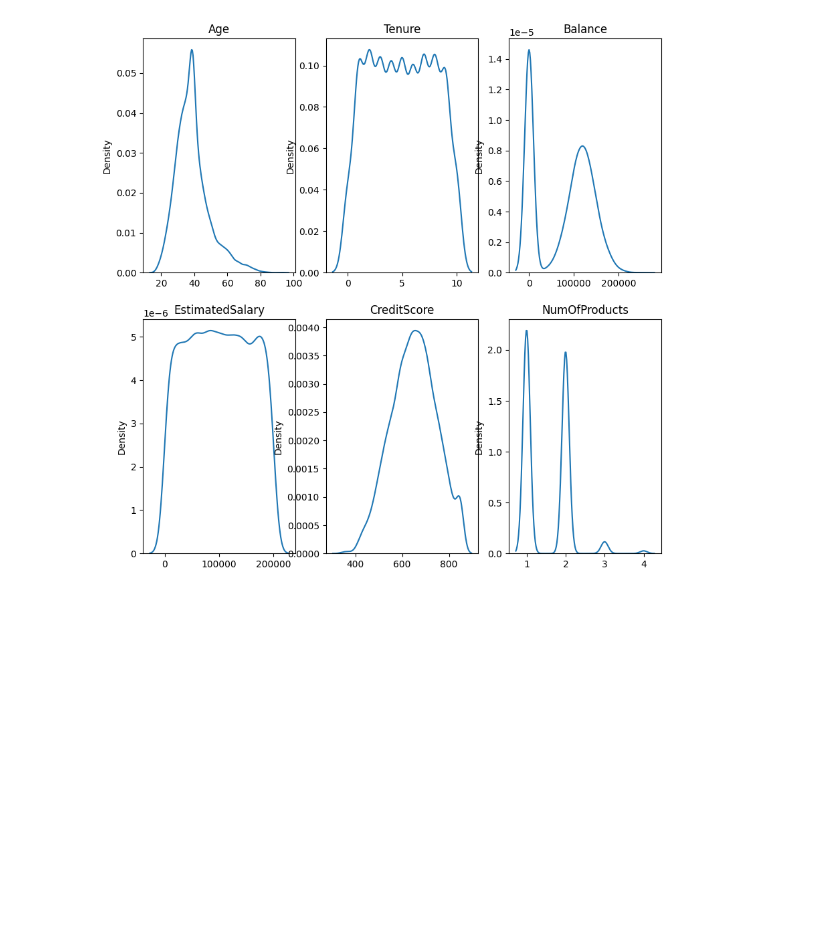
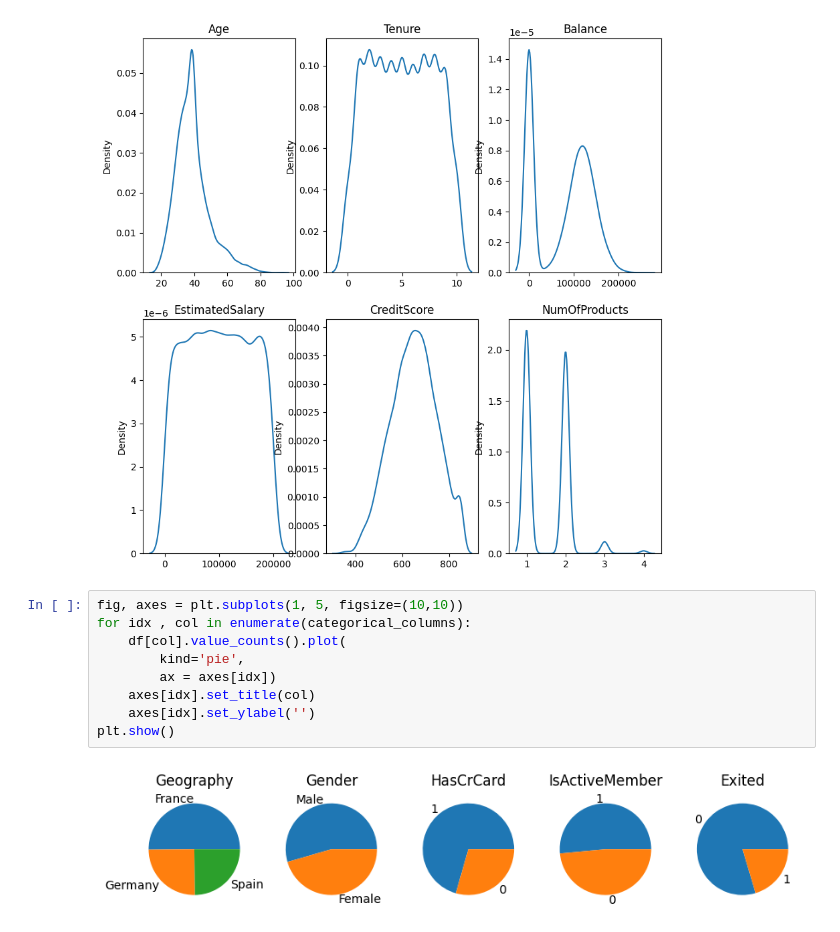
Before and after one commit to DeshanSamarathunga2001/EDA_01, a Jupyter notebook: 1_handling_outliers_values.ipynb, the cells around one changed output. Saved outputs shown, nothing was run; the diff lists cells and outputs as text; blank space fills up the shorter version.

```diff
--- a/1_handling_outliers_values.ipynb
+++ b/1_handling_outliers_values.ipynb
@@ -73,3 +73,14 @@ for idx , col in enumerate(numerical_columns):
 plt.show()
 # %% [output]
 [figure]
+# %%
+fig, axes = plt.subplots(1, 5, figsize=(10,10))
+for idx , col in enumerate(categorical_columns):
+    df[col].value_counts().plot(
+        kind='pie',
+        ax = axes[idx])
+    axes[idx].set_title(col)
+    axes[idx].set_ylabel('')
+plt.show()
+# %% [output]
+[figure, added]
```
Also changed, not shown: parts of 7 cells of this notebook.
